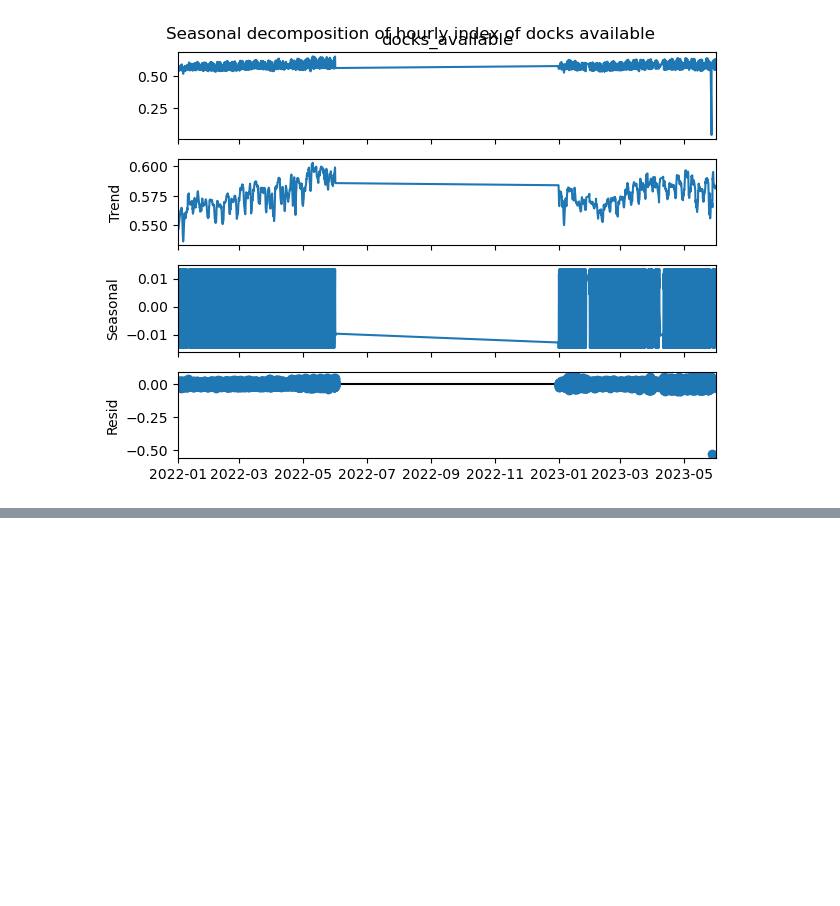
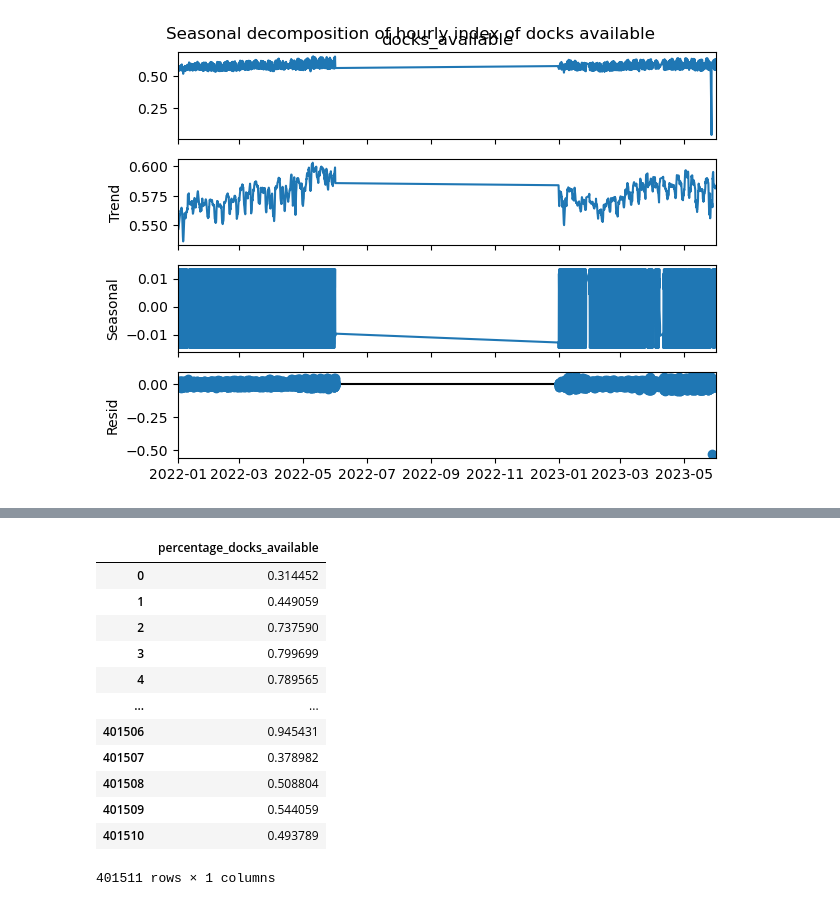
Before and after one commit to LEBsci/Capstone, a Jupyter notebook: LightGBM_Svet_average.ipynb, the cells around one changed output, grey strips where cells are left out. Saved outputs shown, nothing was run; the diff lists cells and outputs as text; code cells hidden in the pictures; blank space fills up the shorter version.

```diff
--- a/LightGBM_Svet_average.ipynb
+++ b/LightGBM_Svet_average.ipynb
@@ -491,0 +670,22 @@ RMSE: 0.24074142747165317
+# %%
+# Convert the predictions to a pandas dataframe
+submission = pd.DataFrame(y_pred, columns=['docks_available'])
+# Change the column name from docks_available to percentage_docks_available
+submission.rename(columns={'docks_available': 'percentage_docks_available'}, inplace=True)
+# Save as submission.csv with the first column name index
+submission.to_csv('submission.csv', index_label='index')
+submission
+# %% [output]
+|  | percentage_docks_available |
+| 0 | 0.314452 |
+| 1 | 0.449059 |
+| 2 | 0.737590 |
+| 3 | 0.799699 |
+| 4 | 0.789565 |
+| ... | ... |
+| 401506 | 0.945431 |
+| 401507 | 0.378982 |
+| 401508 | 0.508804 |
+| 401509 | 0.544059 |
+| 401510 | 0.493789 |
+401511 rows × 1 columns
```
Also changed, not shown: parts of 8 cells of this notebook, 7 other files.
